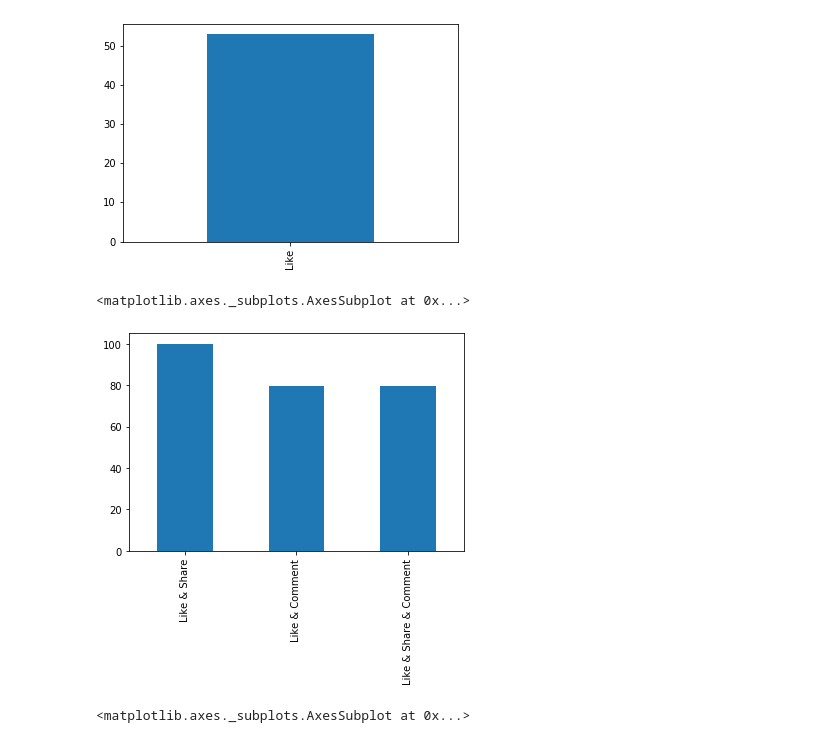
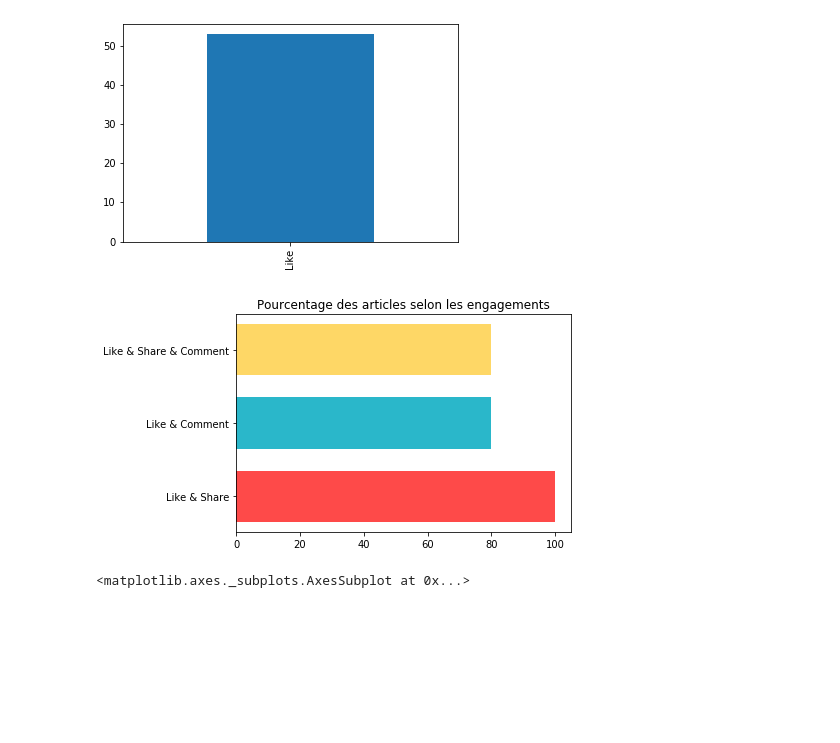
Before and after one commit to vittorio-c/Internet-news-data-with-readers-engagement, a Jupyter notebook: sebastien.ipynb, the cells around one changed output. Saved outputs shown, nothing was run; the diff lists cells and outputs as text; code cells hidden in the pictures; blank space fills up the shorter version.

Commit message:
Ajout BarH Chart

```diff
--- a/sebastien.ipynb
+++ b/sebastien.ipynb
@@ -8,3 +20,15 @@ df = pd.read_csv("articles_data.csv", index_col="index")
+# %%
+# Create Bar Horizontal chart with matplotlib
+def createBarHChart(title, datas, labels, colors = ['blue']) :
+    barWidth = 0.7
+
+    r = range(len(datas))
+
+    plt.yticks(range(len(datas)), labels)
+
+    plt.title(title)
+
+    plt.barh(r, datas, height = barWidth, color = colors)
 # %%
 # Quel pourcentage d'articles likés est également partagés
 df.fillna(0)
@@ -42,12 +67,27 @@ pctLike.plot.bar()
 # %% [output]
 <matplotlib.axes._subplots.AxesSubplot at 0x...>
 [figure]
-# %%
-likeDetails = pd.Series(datas, index = labels)
-likeDetails.plot.bar()
-# %% [output]
-<matplotlib.axes._subplots.AxesSubplot at 0x...>
-[figure, removed]
+# %%
+title = 'Pourcentage des articles selon les engagements'
+
+datas = [
+        nbArticleLikeAndShare / nbArticleLike * 100,
+        nbArticleLikeAndComment / nbArticleLike * 100,
+        nbArticleLikeAndShareAndComment / nbArticleLikeAndShare * 100
+]
+
+labels = [
+            #'Like',
+            'Like & Share',
+            'Like & Comment',
+            'Like & Share & Comment'
+]
+
+colors = ['#fe4a49','#2ab7ca','#fed766']
+
+createBarHChart(title, datas, labels, colors)
+# %% [output]
+[figure, added]
 # %%
 df.groupby('source_name').count()['title'].plot.bar()
 # %% [output]
```
Also changed, not shown: parts of 3 cells of this notebook.
